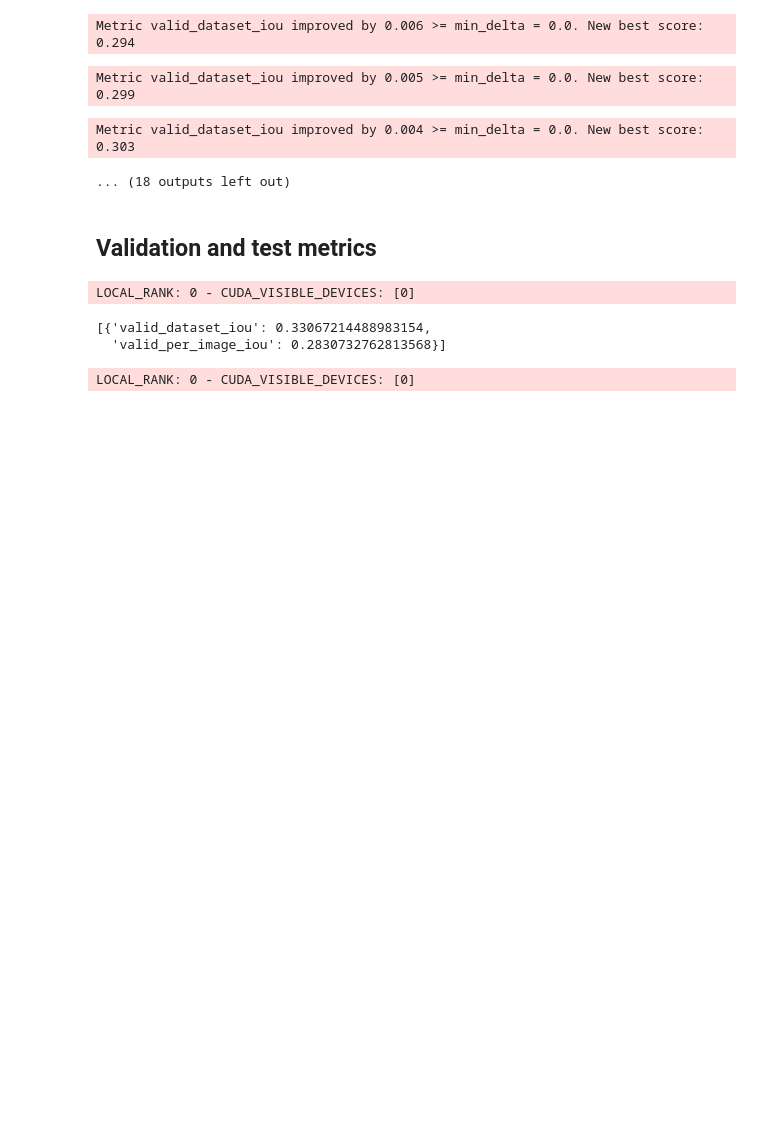
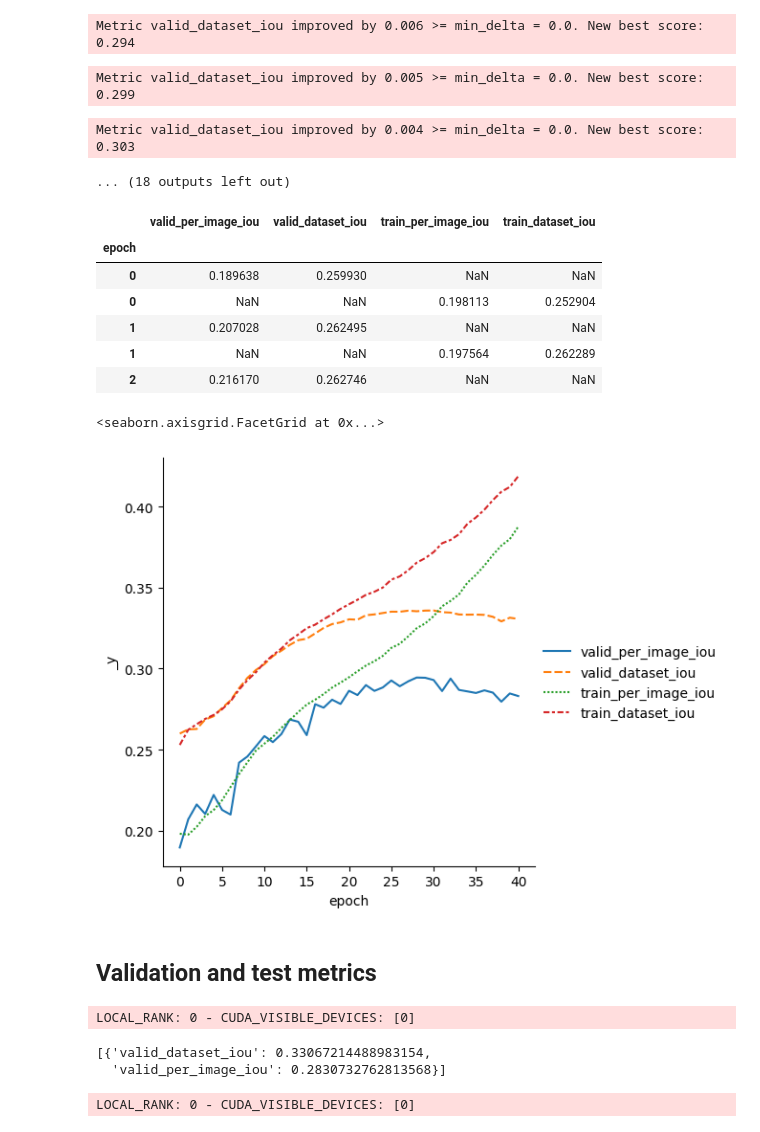
Before and after one commit to bodias/Transformer-Encoders-for-Image-Segmentation, a Jupyter notebook: binary_segmentation_resnet34.ipynb, the cells around one changed output. Saved outputs shown, nothing was run; the diff lists cells and outputs as text; code cells hidden in the pictures; blank space fills up the shorter version.

Commit message:
added chart to track performance per epoch

```diff
--- a/binary_segmentation_resnet34.ipynb
+++ b/binary_segmentation_resnet34.ipynb
@@ -311,6 +313,24 @@ Metric valid_dataset_iou improved by 0.006 >= min_delta = 0.0. New best score: 0
 Metric valid_dataset_iou improved by 0.005 >= min_delta = 0.0. New best score: 0.299
 Metric valid_dataset_iou improved by 0.004 >= min_delta = 0.0. New best score: 0.303
 ... (18 outputs left out)
+# %%
+metrics = pd.read_csv(f"logs/default/version_0/metrics.csv")
+#drop test metrics because they are not available
+metrics = metrics.drop(columns=["test_per_image_iou", "test_dataset_iou"])
+del metrics["step"]
+metrics.set_index("epoch", inplace=True)
+display(metrics.dropna(axis=1, how="all").head())
+sns.relplot(data=metrics, kind="line")
+# %% [output]
+|  | valid_per_image_iou | valid_dataset_iou | train_per_image_iou | train_dataset_iou |
+| epoch |  |  |  |  |
+| 0 | 0.189638 | 0.259930 | NaN | NaN |
+| 0 | NaN | NaN | 0.198113 | 0.252904 |
+| 1 | 0.207028 | 0.262495 | NaN | NaN |
+| 1 | NaN | NaN | 0.197564 | 0.262289 |
+| 2 | 0.216170 | 0.262746 | NaN | NaN |
+<seaborn.axisgrid.FacetGrid at 0x...>
+[figure, added]
 # %% [markdown]
 ## Validation and test metrics
 # %%
```
Also changed, not shown: parts of 2 cells of this notebook, 1 other file.
